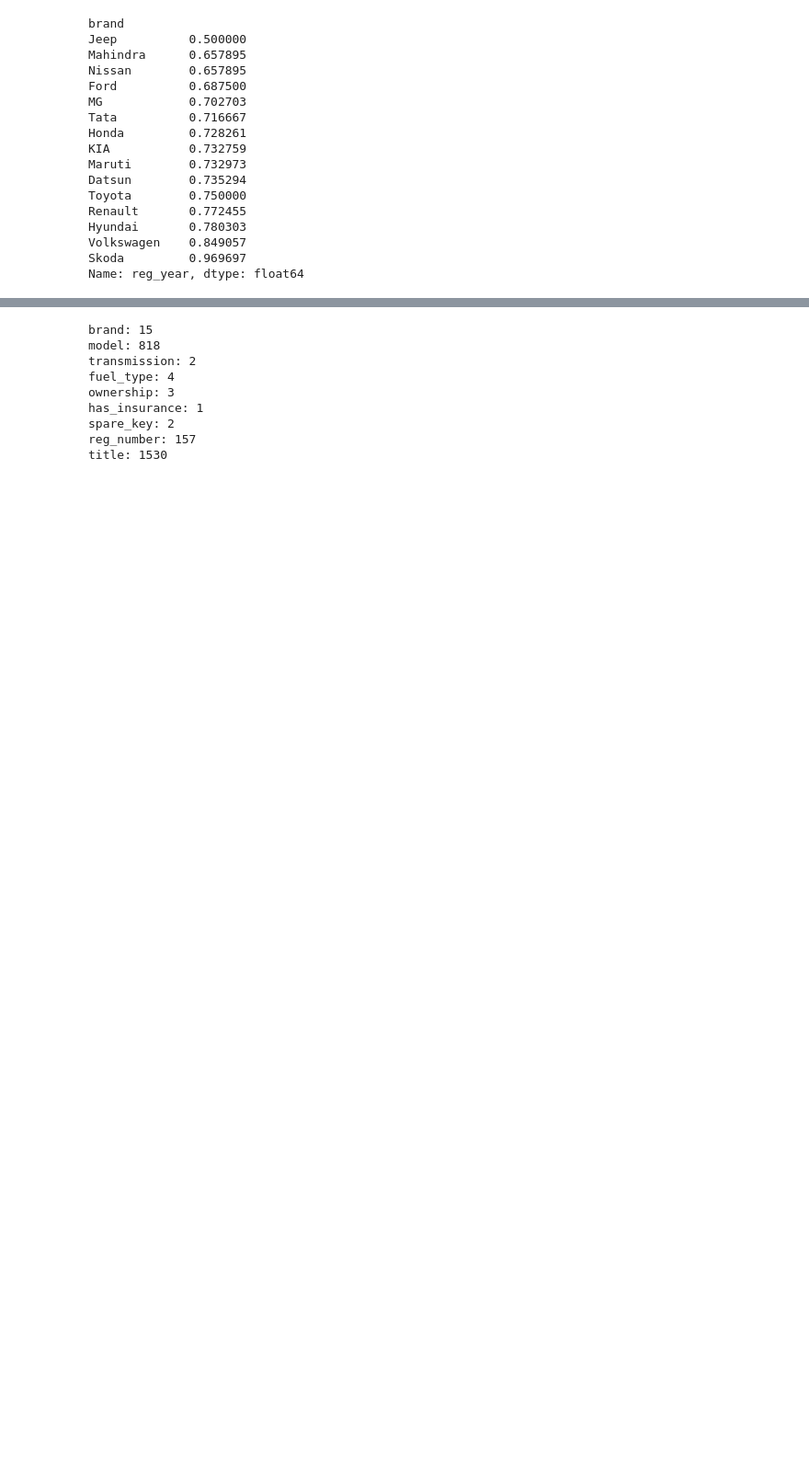
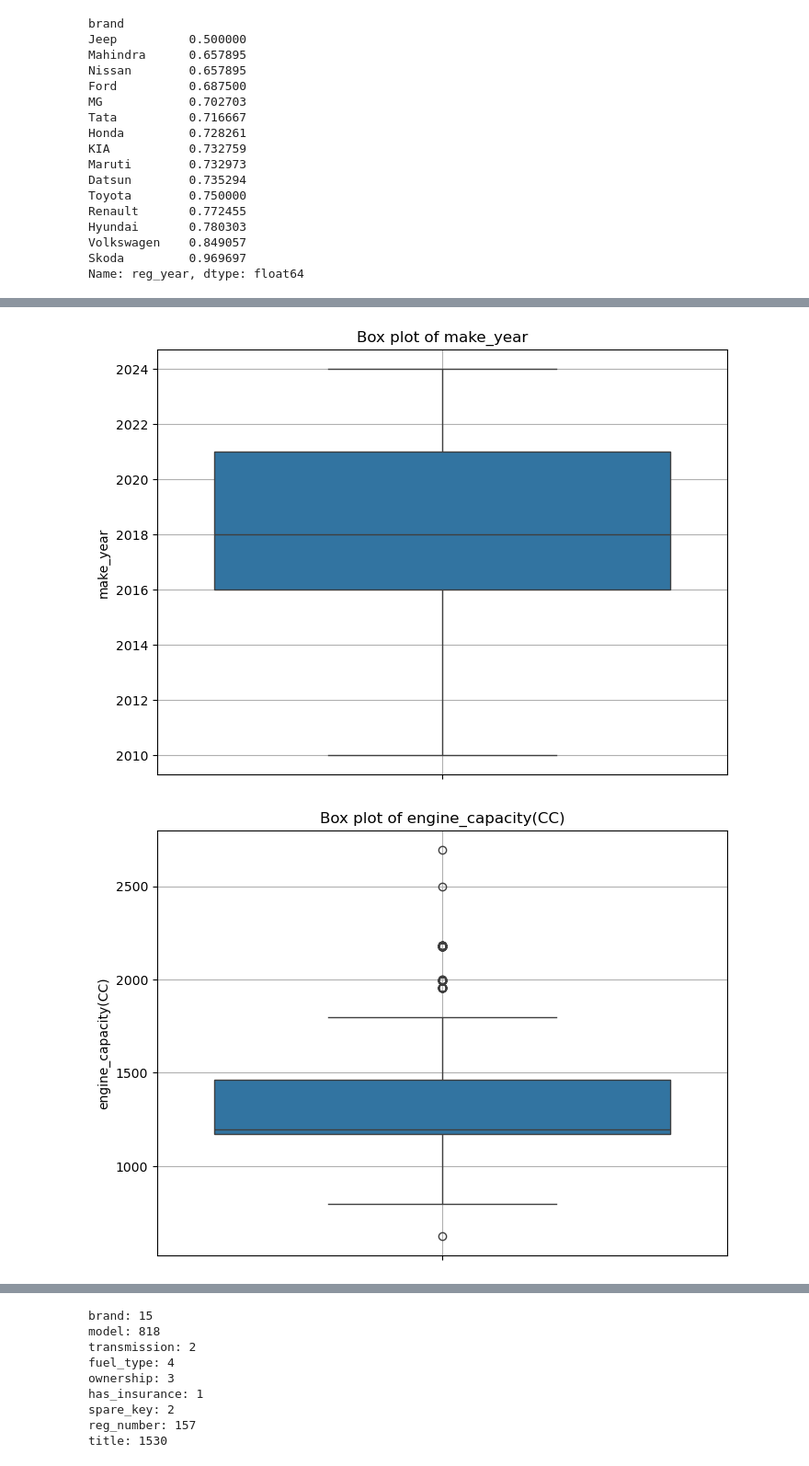
Before and after one commit to raouf529/used_cars, a Jupyter notebook: used_cars.ipynb, the cells around one changed output, grey strips where cells are left out. Shown at 92% size. Drawn from its saved outputs; the diff is of its cells as text; code cells hidden in the pictures; blank space fills up the shorter version.

```diff
--- a/used_cars.ipynb
+++ b/used_cars.ipynb
@@ -384,0 +357,12 @@ plt.show()
+# %%
+# boxplot of numerical features
+for column in df_numeric:
+    plt.figure(figsize=(8, 6))
+    sns.boxplot(y=df_clean[column])
+    plt.title(f'Box plot of {column}')
+    plt.ylabel(column)
+    plt.grid(True)
+    plt.show()
+# %% [output]
+[figure, added]
+[figure, added]
```
Also changed, not shown: parts of 131 cells of this notebook, 9 other files.
